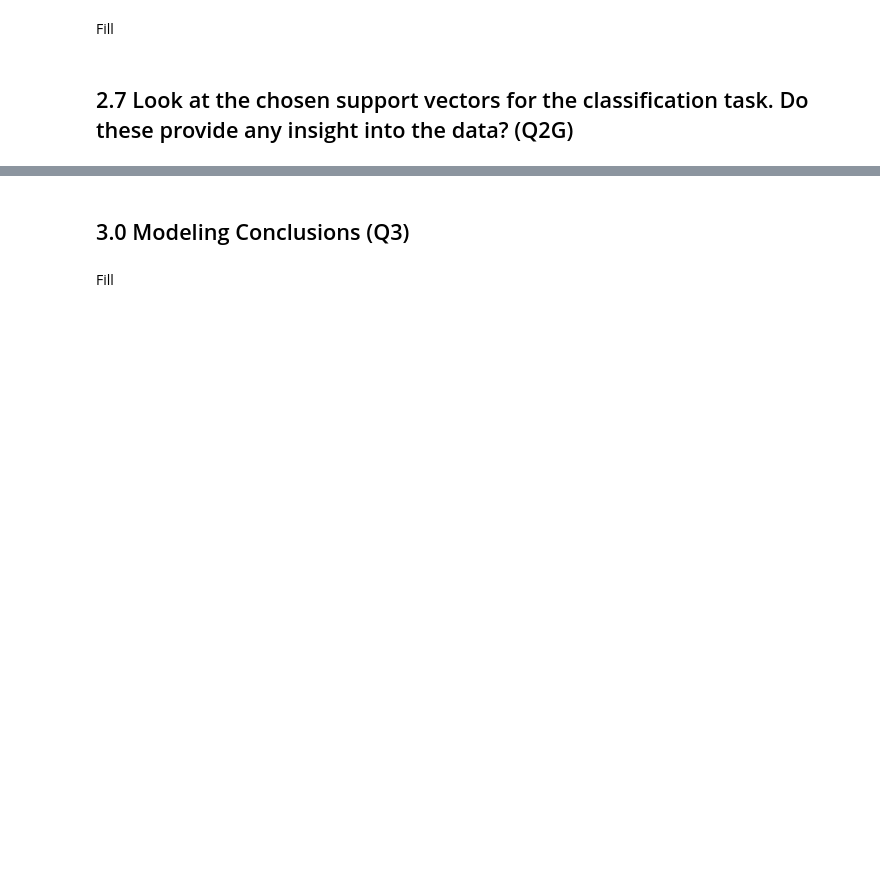
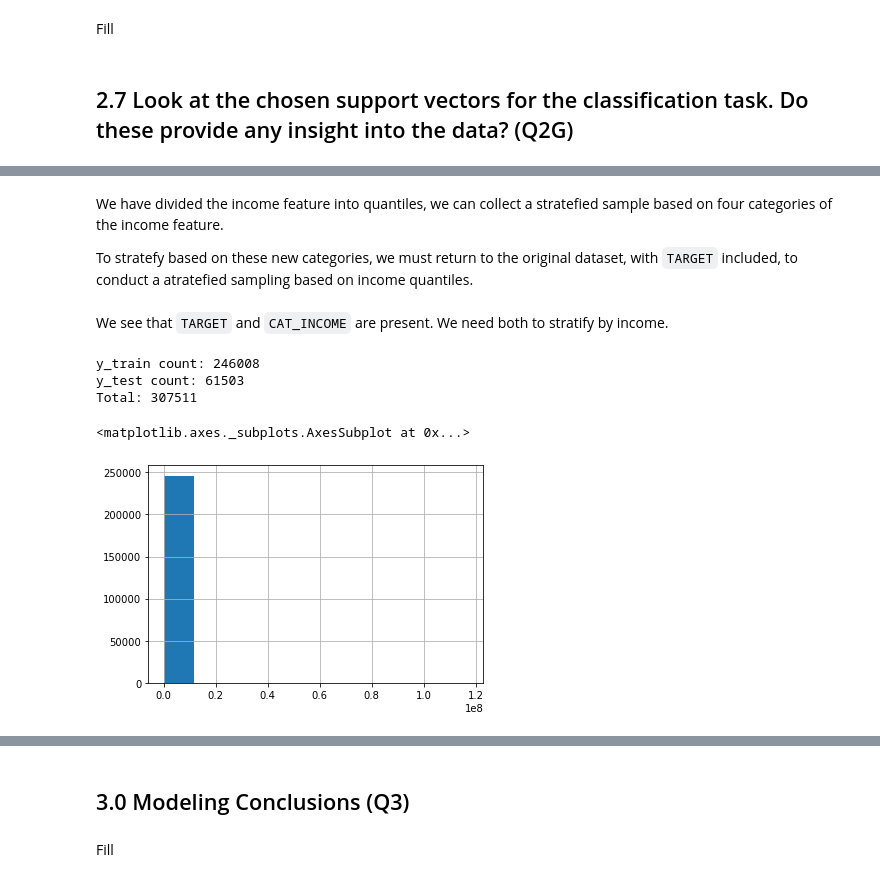
Before and after one commit to sjmiller8182/home-credit-default-risk, a Jupyter notebook: MiniLab_Logistic_Regression_and_SVM-DM.ipynb, the cells around one changed output, grey strips where cells are left out. Drawn from its saved outputs; the diff is of its cells as text; code cells hidden in the pictures; blank space fills up the shorter version.

```diff
--- a/MiniLab_Logistic_Regression_and_SVM-DM.ipynb
+++ b/MiniLab_Logistic_Regression_and_SVM-DM.ipynb
@@ -332,0 +345,6 @@ Fill
+# %%
+#create quantiles with simple category names based on the quantile ranges
+CAT_INCOME = pd.qcut(data['AMT_INCOME_TOTAL'], q = 4,
+                    labels = ['$25,659 - $112,500', '$112,500 - $147,150', '$147,150 - $202,500','$202,500 - $117,000,000'])
+
+CAT_INCOME.values
@@ -332,0 +355,5 @@ Fill
+# %%
+# simplifying category names
+data['CAT_INCOME'] = CAT_INCOME.astype('category')
+#use the get_dummies function to quickly find the percentage of the dataset that each quantile makes up
+pd.get_dummies(data.CAT_INCOME).describe()
@@ -332,0 +370,31 @@ Fill
+# %% [markdown]
+We have divided the income feature into quantiles, we can collect a stratefied sample based on four categories of the income feature.
+
+To stratefy based on these new categories, we must return to the original dataset, with `TARGET` included, to conduct a atratefied sampling based on income quantiles.
+# %%
+# forming new dataset with target included. We will still drop features that we already decided were not useful.
+strat_inc = data.copy().drop(labels = ['SK_ID_CURR','AMT_GOODS_PRICE', 'CNT_CHILDREN',
+                          'CNT_FAM_MEMBERS', 'EXT_SOURCE_1_AV','EXT_SOURCE_2_AV', 'EXT_SOURCE_3_AV', 'LOAN_COUNT',
+                          'CREDIT_ACTIVE'], axis = 1)
+#print(list(strat_inc.columns))
+# %% [markdown]
+We see that `TARGET` and `CAT_INCOME` are present. We need both to stratify by income.
+# %%
+from sklearn.model_selection import train_test_split
+# stratefy the training and test sets by the target first
+# must keep TARGET in the training sets at this point to under sample by income
+y = strat_inc.TARGET
+X = strat_inc
+
+X_train, X_test, y_train, y_test = train_test_split(X, y, test_size = .2, random_state = 1, stratify = y)
+print('y_train count: ' + str(y_train.count()) + '\ny_test count: ' + str(y_test.count()) +
+      '\nTotal: ' + str(y_train.count() + y_test.count()))
+# %% [output]
+y_train count: 246008
+y_test count: 61503
+Total: 307511
+# %%
+X_train.AMT_INCOME_TOTAL.hist()
+# %% [output]
+<matplotlib.axes._subplots.AxesSubplot at 0x...>
+[figure, added]
```
Also changed, not shown: parts of 15 cells of this notebook.
